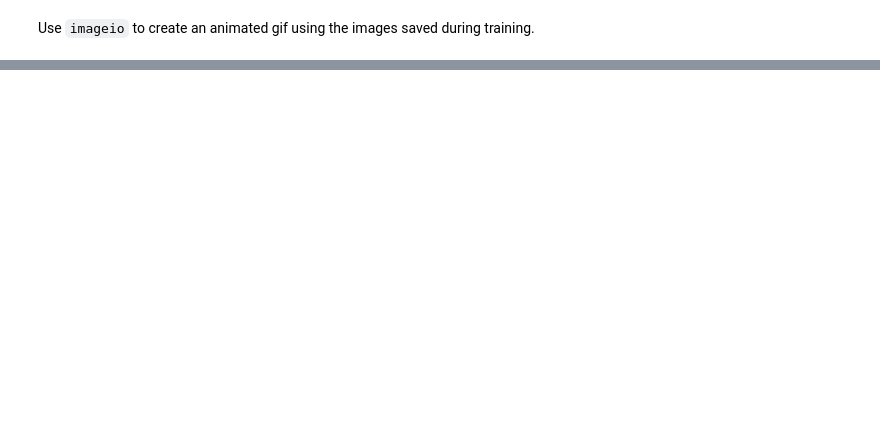
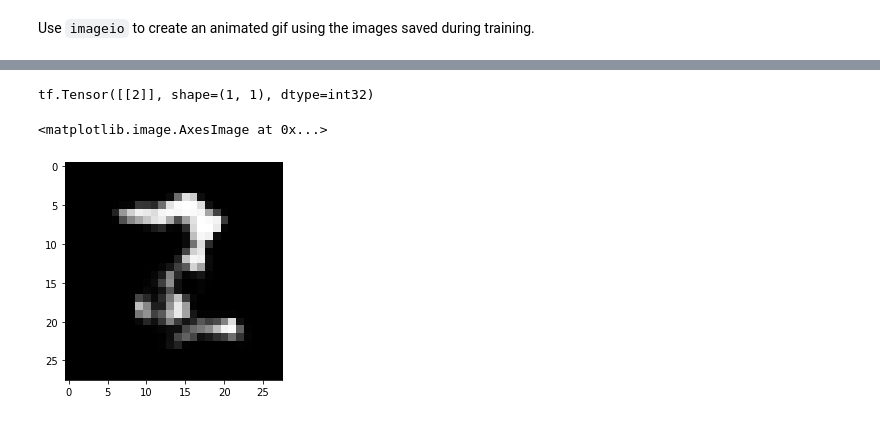
Before and after one commit to KoertS/precipitation-nowcasting-using-GANs, a Jupyter notebook: dcgan_MNIST/dcgan.ipynb, the cells around one changed output, grey strips where cells are left out. Cells and saved outputs as stored; diff of their text form; code cells hidden in the pictures; blank space fills up the shorter version.

```diff
--- a/dcgan_MNIST/dcgan.ipynb
+++ b/dcgan_MNIST/dcgan.ipynb
@@ -290,3 +305,15 @@ import tensorflow_docs.vis.embed as embed
 embed.embed_file(anim_file)
 # %% [output]
 [interactive output not drawn]
+# %%
+noise = tf.random.normal([1, 100])
+label = tf.random.uniform([1, 1],minval=0,maxval=10,dtype=tf.dtypes.int32)
+
+generated_image = generator([noise, label], training=False)
+
+print(label)
+plt.imshow(generated_image[0, :, :, 0], cmap='gray')
+# %% [output]
+tf.Tensor([[2]], shape=(1, 1), dtype=int32)
+<matplotlib.image.AxesImage at 0x...>
+[figure, added]
```
Also changed, not shown: parts of 10 cells of this notebook.
